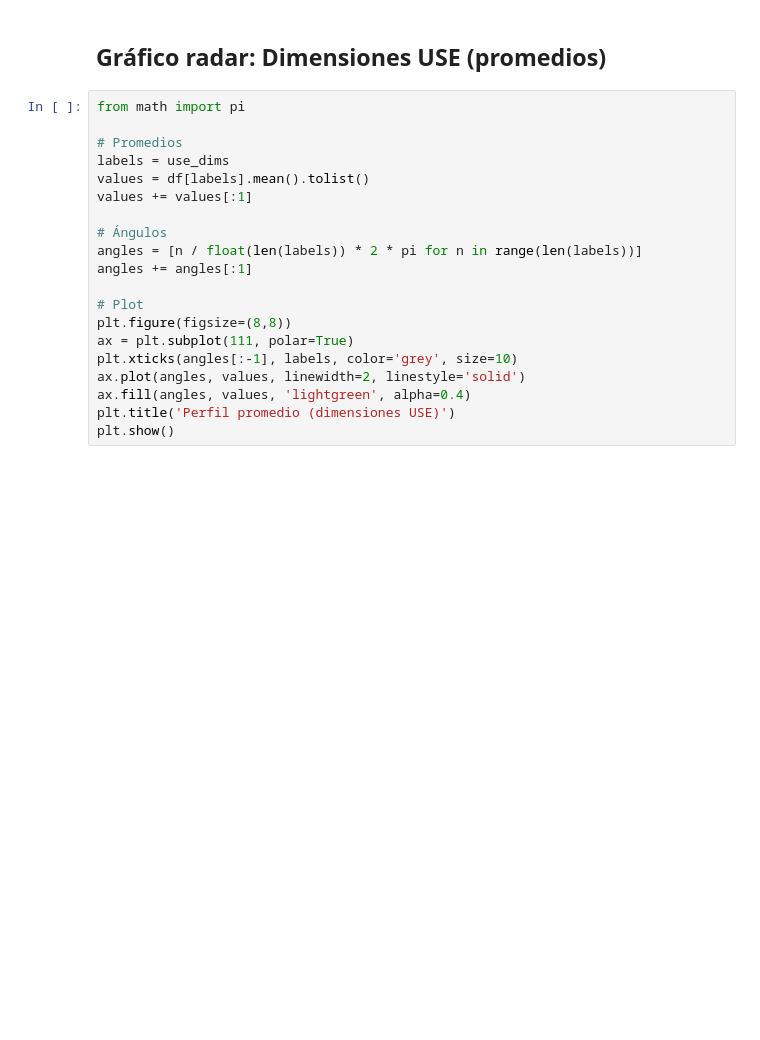
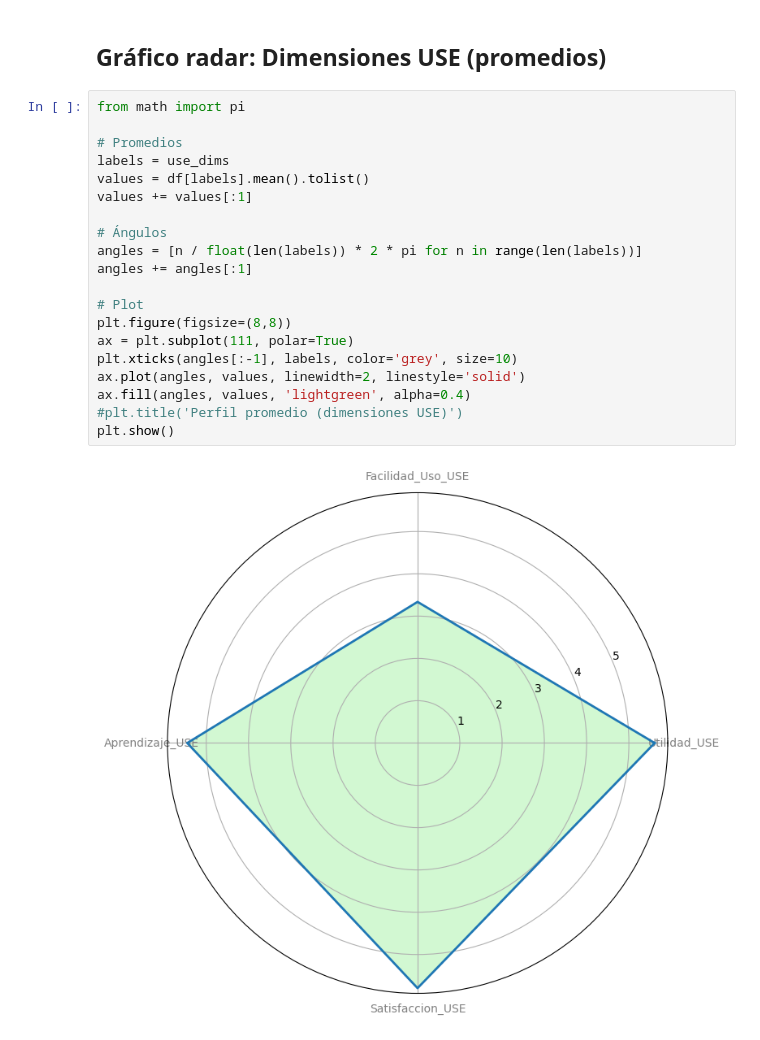
Before and after one commit to ClaudixoPG/ESI_2025_S1, a Jupyter notebook: notebooks/Visualizaciones_UX.ipynb, the cells around one changed output. Cells and saved outputs as stored; diff of their text form; blank space fills up the shorter version.

```diff
--- a/notebooks/Visualizaciones_UX.ipynb
+++ b/notebooks/Visualizaciones_UX.ipynb
@@ -56,20 +84,22 @@ plt.show()
 # %%
 from math import pi
 
 # Promedios
 labels = use_dims
 values = df[labels].mean().tolist()
 values += values[:1]
 
 # Ángulos
 angles = [n / float(len(labels)) * 2 * pi for n in range(len(labels))]
 angles += angles[:1]
 
 # Plot
 plt.figure(figsize=(8,8))
 ax = plt.subplot(111, polar=True)
 plt.xticks(angles[:-1], labels, color='grey', size=10)
 ax.plot(angles, values, linewidth=2, linestyle='solid')
 ax.fill(angles, values, 'lightgreen', alpha=0.4)
-plt.title('Perfil promedio (dimensiones USE)')
+#plt.title('Perfil promedio (dimensiones USE)')
 plt.show()
+# %% [output]
+[figure, added]
```
Also changed, not shown: parts of 6 cells of this notebook.
